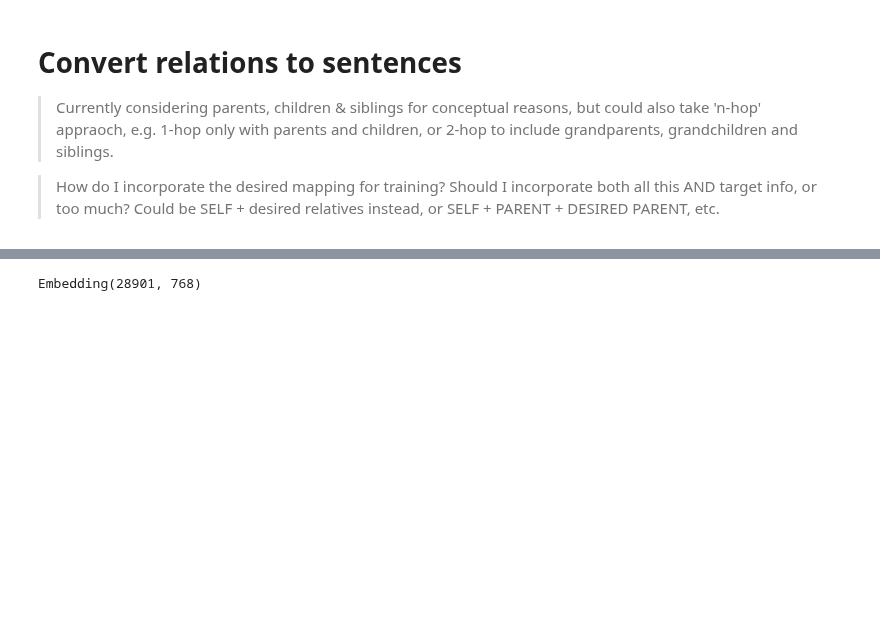
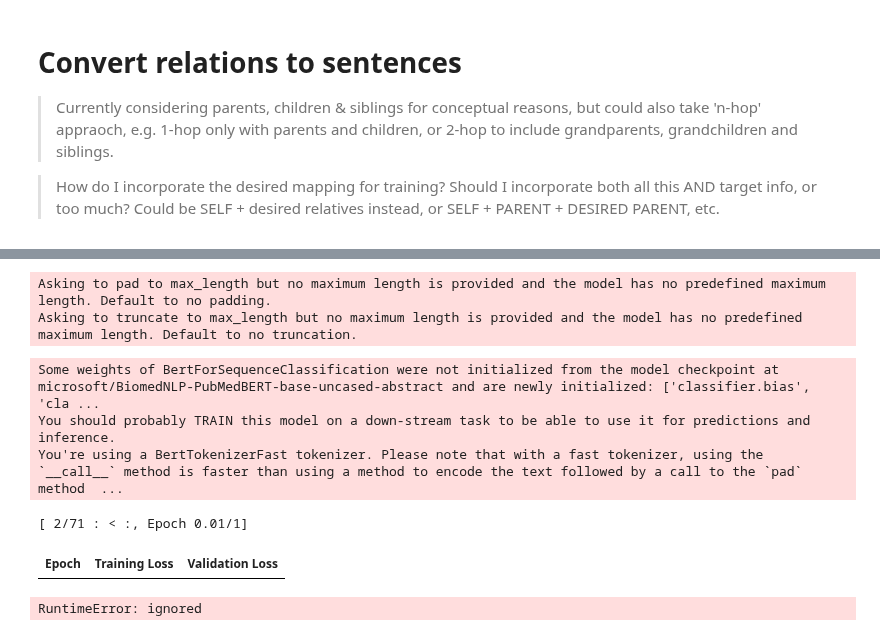
Before and after one commit to stellaevat/ontology-mapping, a Jupyter notebook: colabs/preprocess.ipynb, the cells around one changed output, grey strips where cells are left out. Cells and saved outputs as stored; diff of their text form; code cells hidden in the pictures; blank space fills up the shorter version.

Commit message:
Train end-to-end model (currently failing)

```diff
--- a/colabs/preprocess.ipynb
+++ b/colabs/preprocess.ipynb
@@ -97,5 +109,0 @@ tokenizer.convert_ids_to_tokens(tokenized['input_ids'])
-# %%
-model = AutoModel.from_pretrained("microsoft/BiomedNLP-PubMedBERT-base-uncased-abstract")
-model.resize_token_embeddings(len(tokenizer))
-# %% [output]
-Embedding(28901, 768)
@@ -101,0 +136,50 @@ Embedding(28901, 768)
+# %%
+def train_model(dataset, id2label, label2id, entity_markers=entity_markers, learning_rate=1e-4, epochs=1, batch_size=16):
+  pretrained = "microsoft/BiomedNLP-PubMedBERT-base-uncased-abstract"
+
+  tokenizer = AutoTokenizer.from_pretrained(pretrained)
+  tokenizer.add_tokens(entity_markers)
+  tokenizer.add_special_tokens({'pad_token': '[PAD]'})
+
+  preprocess_tokenize = lambda examples: tokenizer(examples["sample"], truncation=True, padding="max_length")
+  tokenized_data = dataset.map(preprocess_tokenize, batched=True)
+  data_collator = DataCollatorWithPadding(tokenizer=tokenizer, return_tensors="pt")
+  model = AutoModelForSequenceClassification.from_pretrained(
+      pretrained, num_labels=len(id2label), id2label=id2label, label2id=label2id
+  )
+  model.resize_token_embeddings(len(tokenizer))
+  model.config.pad_token_id = tokenizer.pad_token_id
+
+  training_args = TrainingArguments(
+    output_dir="testing",
+    evaluation_strategy="epoch",
+    learning_rate=learning_rate,
+    per_device_train_batch_size=batch_size,
+    per_device_eval_batch_size=batch_size,
+    num_train_epochs=epochs,
+  )
+
+  trainer = Trainer(
+      model=model,
+      args=training_args,
+      train_dataset=tokenized_data['train'],
+      eval_dataset=tokenized_data['val'],
+      tokenizer=tokenizer,
+      data_collator=data_collator,
+      compute_metrics=compute_metrics,
+  )
+
+  return trainer, tokenized_data
+# %%
+torch.cuda.empty_cache()
+trainer, tokenized_data = train_model(dataset, id2label, label2id)
+trainer.train()
+# %% [output]
+Asking to pad to max_length but no maximum length is provided and the model has no predefined maximum length. Default to no padding.
+Asking to truncate to max_length but no maximum length is provided and the model has no predefined maximum length. Default to no truncation.
+Some weights of BertForSequenceClassification were not initialized from the model checkpoint at microsoft/BiomedNLP-PubMedBERT-base-uncased-abstract and are newly initialized: ['classifier.bias', 'cla ...
+You should probably TRAIN this model on a down-stream task to be able to use it for predictions and inference.
+You're using a BertTokenizerFast tokenizer. Please note that with a fast tokenizer, using the `__call__` method is faster than using a method to encode the text followed by a call to the `pad` method  ...
+[ 2/71 : < :, Epoch 0.01/1]
+| Epoch | Training Loss | Validation Loss |
+RuntimeError: ignored
```
Also changed, not shown: parts of 15 cells of this notebook.
